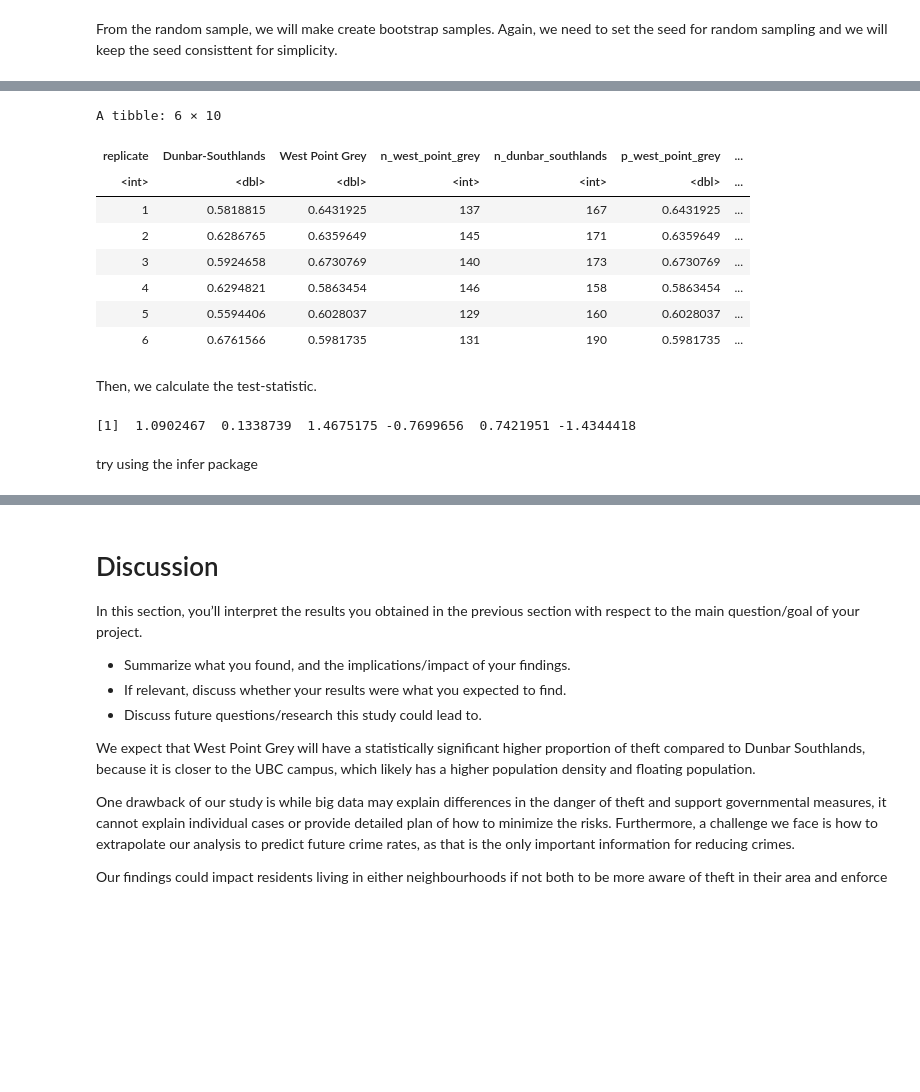
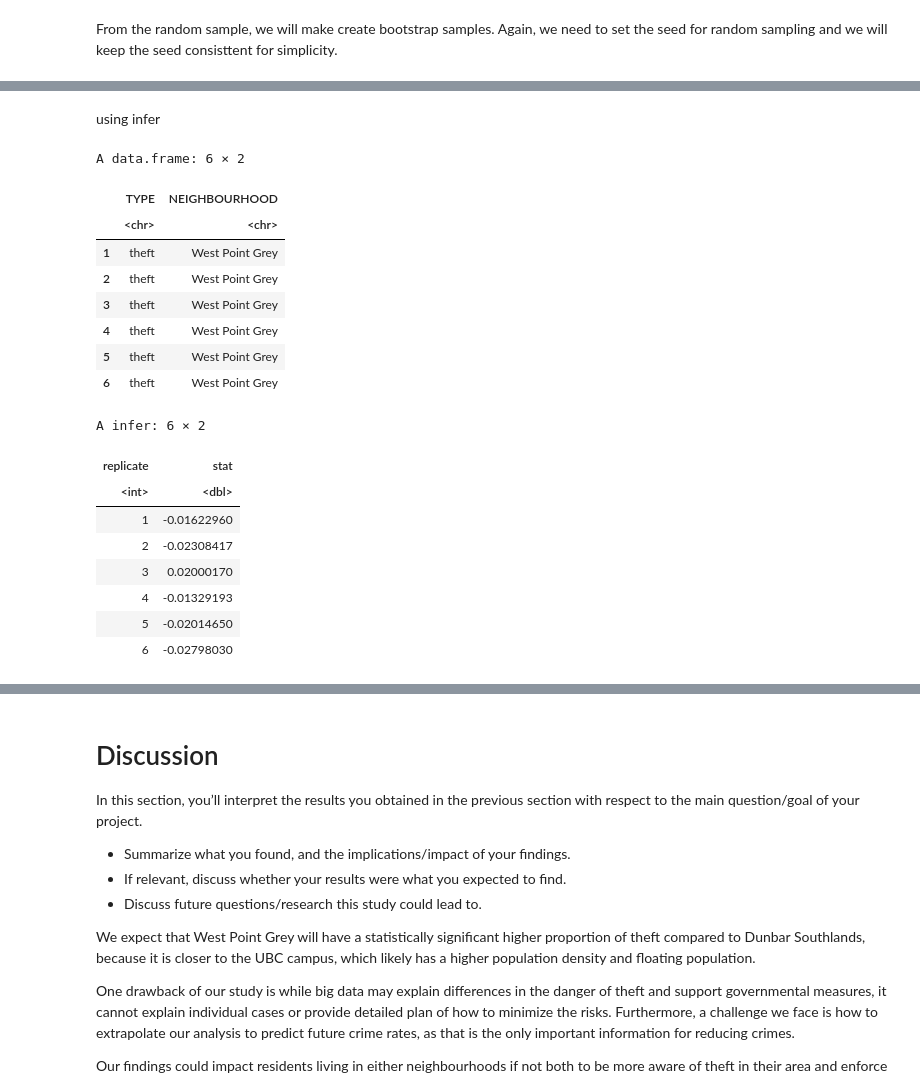
Before and after one commit to fankayii/STAT201_34, a Jupyter notebook: Final Project.ipynb, the cells around one changed output, grey strips where cells are left out. Saved outputs shown, nothing was run; the diff lists cells and outputs as text; code cells hidden in the pictures; blank space fills up the shorter version.

```diff
--- a/Final Project.ipynb
+++ b/Final Project.ipynb
@@ -383,49 +271,41 @@ To tidy the data, we also put them in the following table.
-# %%
-diff_in_proportion <- theft_proportion %>%
-    select(replicate, NEIGHBOURHOOD, prop) %>%
-    pivot_wider(names_from = NEIGHBOURHOOD,
-                values_from = prop) %>%
-    tibble(n_west_point_grey = nw,
-           n_dunbar_southlands = nd,
-           p_west_point_grey = pw,
-           p_dunbar_southlands = pd,
-           p_hat = p_hat,
-           diff_in_prop = diff_in_prop,
-           std_error = std_error)
-head(diff_in_proportion)
-# %% [output]
-A tibble: 6 × 10
-| replicate | Dunbar-Southlands | West Point Grey | n_west_point_grey | n_dunbar_southlands | p_west_point_grey | ... |
-| <int> | <dbl> | <dbl> | <int> | <int> | <dbl> | ... |
-| 1 | 0.5818815 | 0.6431925 | 137 | 167 | 0.6431925 | ... |
-| 2 | 0.6286765 | 0.6359649 | 145 | 171 | 0.6359649 | ... |
-| 3 | 0.5924658 | 0.6730769 | 140 | 173 | 0.6730769 | ... |
-| 4 | 0.6294821 | 0.5863454 | 146 | 158 | 0.5863454 | ... |
-| 5 | 0.5594406 | 0.6028037 | 129 | 160 | 0.6028037 | ... |
-| 6 | 0.6761566 | 0.5981735 | 131 | 190 | 0.5981735 | ... |
-# %% [markdown]
-Then, we calculate the test-statistic.
-# %%
-test_statistic <- (pw - pd) / sqrt(p_hat * (1 - p_hat) * (1 / nw + 1 / nd))
-head(test_statistic)
-# %% [output]
-[1]  1.0902467  0.1338739  1.4675175 -0.7699656  0.7421951 -1.4344418
-# %% [markdown]
-try using the infer package
+# %% [markdown]
+using infer
 # %%
 
 crime_transform <- crime_recent_5_years %>%
   mutate(TYPE= case_when(
     TYPE %in% c("Other Theft", "Theft from Vehicle", "Theft of Bicycle", "Theft of Vehicle") ~ "theft",
     TRUE ~ "not theft"
   ))
+head(crime_transform)
+# %% [output]
+A data.frame: 6 × 2
+|  | TYPE | NEIGHBOURHOOD |
+|  | <chr> | <chr> |
+| 1 | theft | West Point Grey |
+| 2 | theft | West Point Grey |
+| 3 | theft | West Point Grey |
+| 4 | theft | West Point Grey |
+| 5 | theft | West Point Grey |
+| 6 | theft | West Point Grey |
 # %%
 set.seed(1)
-infer_sample <- crime_transform %>%
-    rep_sample_n(500)
-null_model <- infer_sample %>%
+
+
+
+null_model <- crime_transform %>%
     specify(TYPE~NEIGHBOURHOOD,success="theft") %>%
     hypothesise(null="independence")%>%
     generate(reps=1000,type="permute")%>%
     calculate(stat="diff in props", order = c("West Point Grey", "Dunbar-Southlands"))
 head(null_model)
+# %% [output]
+A infer: 6 × 2
+| replicate | stat |
+| <int> | <dbl> |
+| 1 | -0.01622960 |
+| 2 | -0.02308417 |
+| 3 | 0.02000170 |
+| 4 | -0.01329193 |
+| 5 | -0.02014650 |
+| 6 | -0.02798030 |
```
Also changed, not shown: parts of 20 cells of this notebook.
